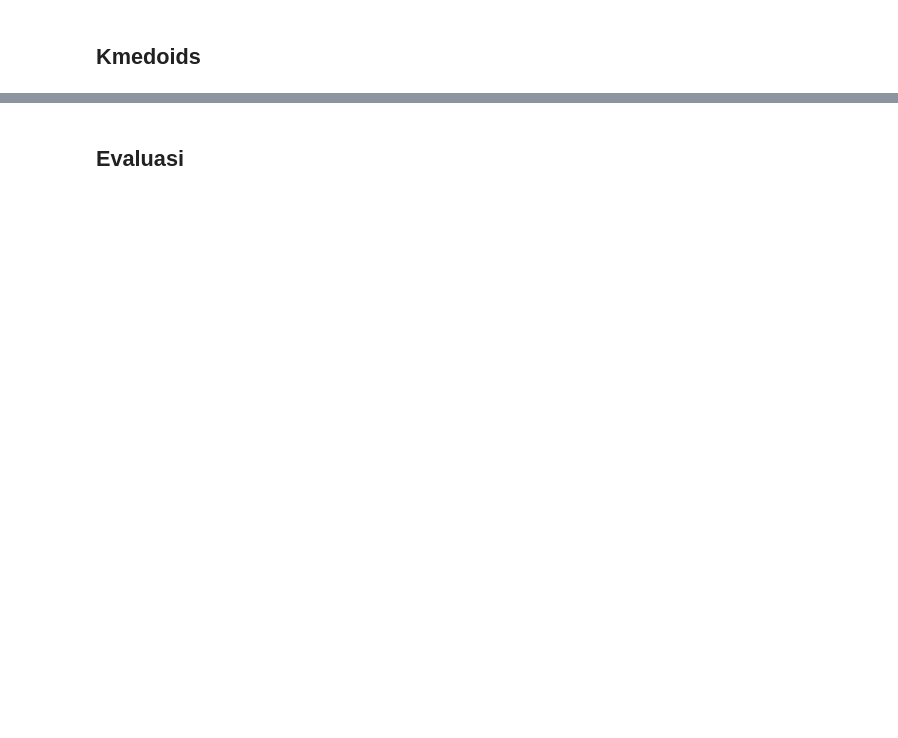
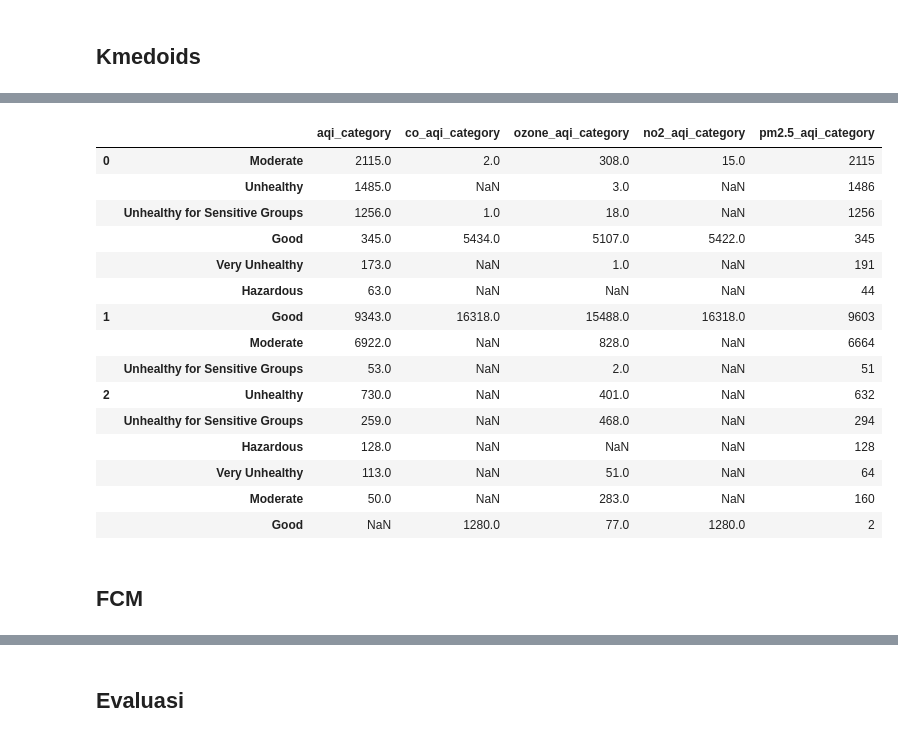
Before and after one commit to yudhamyn/PROJECT-AKHIR, a Jupyter notebook: agustina/Modeling_global_air_polution.ipynb, the cells around one changed output, grey strips where cells are left out. Saved outputs shown, nothing was run; the diff lists cells and outputs as text; code cells hidden in the pictures; blank space fills up the shorter version.

```diff
--- a/agustina/kmeans_kmedoids_global_air_polution.ipynb
+++ b/agustina/Modeling_global_air_polution.ipynb
@@ -599,7 +688,7 @@ plt.show();
 # %%
 kmedoids = KMedoids(n_clusters=3, random_state=42, metric='euclidean')
 kmedoids_clusters = kmedoids.fit_predict(aqi_df_scaled)
-df['kmedoids_cluster'] = kmedoids.labels_
+df['kmedoids_cluster'] = kmedoids_clusters
 df.head(10)
 # %% [output]
 |  | country_name | city_name | aqi_value | aqi_category | co_aqi_value\t | co_aqi_category | ozone_aqi_value | ... |
@@ -618,0 +753,40 @@ df.to_excel(output_file, index=False)
+# %%
+import pandas as pd
+
+def count_values_in_columns(df, num_clusters):
+    result_data = []
+    columns_to_count = ['aqi_category', 'co_aqi_category',
+                        'ozone_aqi_category', 'no2_aqi_category',
+                        'pm2.5_aqi_category']
+
+    for i in range(num_clusters):
+        cluster_df = df[df['ward_cluster'] == i]
+        cluster_counts = [cluster_df[column].value_counts().rename(f'{column}')
+                          for column in columns_to_count]
+        cluster_counts_df = pd.concat(cluster_counts, axis=1)
+        result_data.append(cluster_counts_df)
+
+    result_df = pd.concat(result_data, keys=range(num_clusters))
+    return result_df
+
+# Contoh penggunaan fungsi
+count_values_in_columns(df, 3)
+# %% [output]
+|  |  | aqi_category | co_aqi_category | ozone_aqi_category | no2_aqi_category | pm2.5_aqi_category |
+| 0 | Moderate | 2115.0 | 2.0 | 308.0 | 15.0 | 2115 |
+|  | Unhealthy | 1485.0 | NaN | 3.0 | NaN | 1486 |
+|  | Unhealthy for Sensitive Groups | 1256.0 | 1.0 | 18.0 | NaN | 1256 |
+|  | Good | 345.0 | 5434.0 | 5107.0 | 5422.0 | 345 |
+|  | Very Unhealthy | 173.0 | NaN | 1.0 | NaN | 191 |
+|  | Hazardous | 63.0 | NaN | NaN | NaN | 44 |
+| 1 | Good | 9343.0 | 16318.0 | 15488.0 | 16318.0 | 9603 |
+|  | Moderate | 6922.0 | NaN | 828.0 | NaN | 6664 |
+|  | Unhealthy for Sensitive Groups | 53.0 | NaN | 2.0 | NaN | 51 |
+| 2 | Unhealthy | 730.0 | NaN | 401.0 | NaN | 632 |
+|  | Unhealthy for Sensitive Groups | 259.0 | NaN | 468.0 | NaN | 294 |
+|  | Hazardous | 128.0 | NaN | NaN | NaN | 128 |
+|  | Very Unhealthy | 113.0 | NaN | 51.0 | NaN | 64 |
+|  | Moderate | 50.0 | NaN | 283.0 | NaN | 160 |
+|  | Good | NaN | 1280.0 | 77.0 | 1280.0 | 2 |
+# %% [markdown]
+## FCM
```
Also changed, not shown: parts of 21 cells of this notebook, 2 other files.
